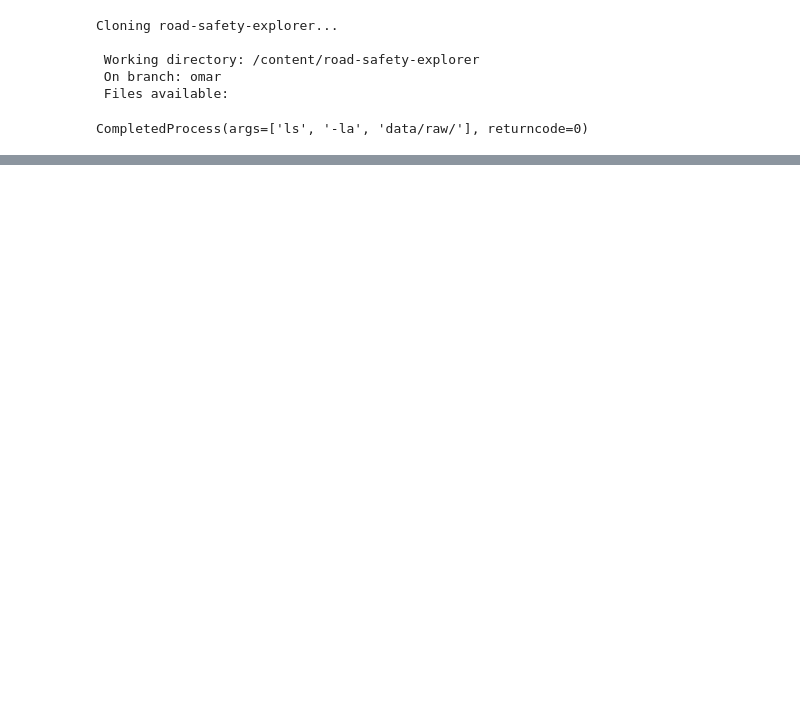
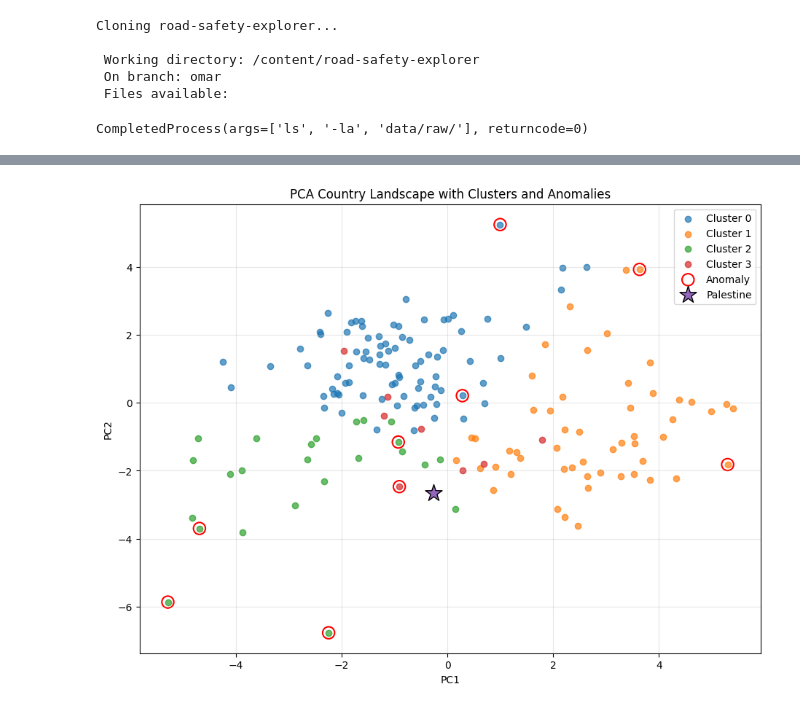
Before and after one commit to Baasmaala/road-safety-explorer, a Jupyter notebook: notebooks/02_pca_anomaly_ipynb.ipynb, the cells around one changed output, grey strips where cells are left out. Cells and saved outputs as stored; diff of their text form; code cells hidden in the pictures; blank space fills up the shorter version.

```diff
--- a/notebooks/02_pca_anomaly_ipynb.ipynb
+++ b/notebooks/02_pca_anomaly_ipynb.ipynb
@@ -35,0 +511,17 @@ CompletedProcess(args=['ls', '-la', 'data/raw/'], returncode=0)
+# %%
+# Find Palestine using either ISO code PSE or country name.
+
+palestine_mask = pd.Series(False, index=pca_df.index)
+
+for col in pca_df.columns:
+    if pca_df[col].dtype == "object":
+        palestine_mask = palestine_mask | pca_df[col].astype(str).str.contains(
+            "Palestine|PSE|Palestinian",
+            case=False,
+            na=False
+        )
+
+palestine_row = pca_df[palestine_mask]
+
+print("Palestine rows found:", len(palestine_row))
+display(palestine_row)
@@ -35,0 +545,47 @@ CompletedProcess(args=['ls', '-la', 'data/raw/'], returncode=0)
+# %%
+plt.figure(figsize=(11, 8))
+
+# Plot countries by cluster.
+for cluster in sorted(pca_df["Cluster"].dropna().unique()):
+    cluster_data = pca_df[pca_df["Cluster"] == cluster]
+
+    plt.scatter(
+        cluster_data["PC1"],
+        cluster_data["PC2"],
+        label=f"Cluster {int(cluster)}" if float(cluster).is_integer() else f"Cluster {cluster}",
+        alpha=0.7
+    )
+
+# Highlight anomalies.
+anomalies = pca_df[pca_df["is_anomaly"]]
+
+plt.scatter(
+    anomalies["PC1"],
+    anomalies["PC2"],
+    facecolors="none",
+    edgecolors="red",
+    s=140,
+    linewidths=1.5,
+    label="Anomaly"
+)
+
+# Highlight Palestine.
+if len(palestine_row) > 0:
+    plt.scatter(
+        palestine_row["PC1"],
+        palestine_row["PC2"],
+        marker="*",
+        s=300,
+        edgecolors="black",
+        linewidths=1,
+        label="Palestine"
+    )
+
+plt.xlabel("PC1")
+plt.ylabel("PC2")
+plt.title("PCA Country Landscape with Clusters and Anomalies")
+plt.legend()
+plt.grid(True, alpha=0.3)
+plt.show()
+# %% [output]
+[figure, added]
```
Also changed, not shown: parts of 29 cells of this notebook.
